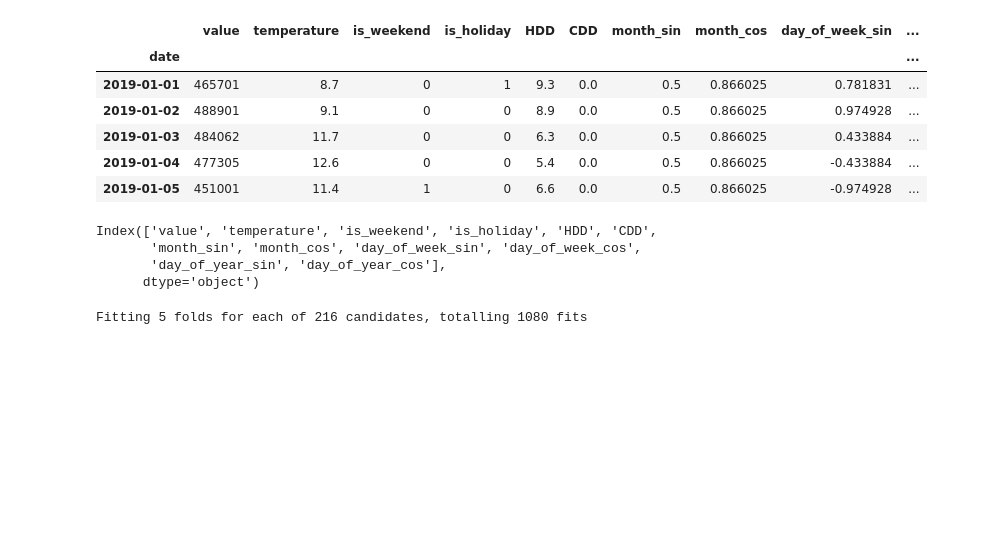
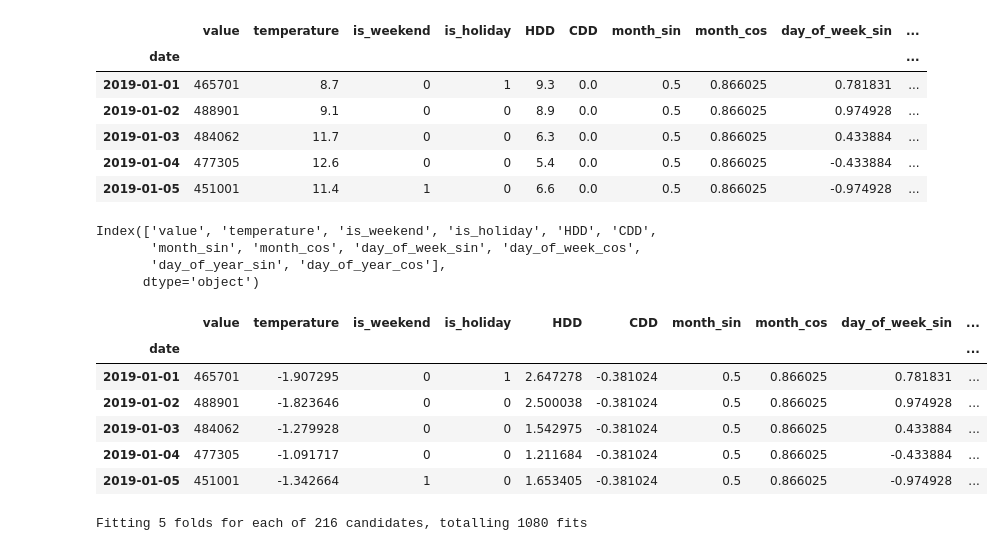
Before and after one commit to Jibu24/Energy_Demand_Forecasting, a Jupyter notebook: Notebooks/Feature_engineering.ipynb, the cells around one changed output. Drawn from its saved outputs; the diff is of its cells as text; code cells hidden in the pictures; blank space fills up the shorter version.

```diff
--- a/Notebooks/Feature_engineering.ipynb
+++ b/Notebooks/Feature_engineering.ipynb
@@ -1275,6 +1275,23 @@ Index(['value', 'temperature', 'is_weekend', 'is_holiday', 'HDD', 'CDD',
        'month_sin', 'month_cos', 'day_of_week_sin', 'day_of_week_cos',
        'day_of_year_sin', 'day_of_year_cos'],
       dtype='object')
+# %%
+# Add trend and normalize features
+df['trend'] = np.arange(len(df))
+df['trend'] = df['trend'] / df['trend'].max()
+# Normalize temperature, HDD, CDD using standard scaler
+from sklearn.preprocessing import StandardScaler
+scaler = StandardScaler()
+df[['temperature', 'HDD', 'CDD']] = scaler.fit_transform(df[['temperature', 'HDD', 'CDD']])
+df.head()
+# %% [output]
+|  | value | temperature | is_weekend | is_holiday | HDD | CDD | month_sin | month_cos | day_of_week_sin | ... |
+| date |  |  |  |  |  |  |  |  |  | ... |
+| 2019-01-01 | 465701 | -1.907295 | 0 | 1 | 2.647278 | -0.381024 | 0.5 | 0.866025 | 0.781831 | ... |
+| 2019-01-02 | 488901 | -1.823646 | 0 | 0 | 2.500038 | -0.381024 | 0.5 | 0.866025 | 0.974928 | ... |
+| 2019-01-03 | 484062 | -1.279928 | 0 | 0 | 1.542975 | -0.381024 | 0.5 | 0.866025 | 0.433884 | ... |
+| 2019-01-04 | 477305 | -1.091717 | 0 | 0 | 1.211684 | -0.381024 | 0.5 | 0.866025 | -0.433884 | ... |
+| 2019-01-05 | 451001 | -1.342664 | 1 | 0 | 1.653405 | -0.381024 | 0.5 | 0.866025 | -0.974928 | ... |
 # %%
 # train,test split with latest 30 days as test set
 TEST_HORIZON = 30
```
Also changed, not shown: parts of 7 cells of this notebook.
